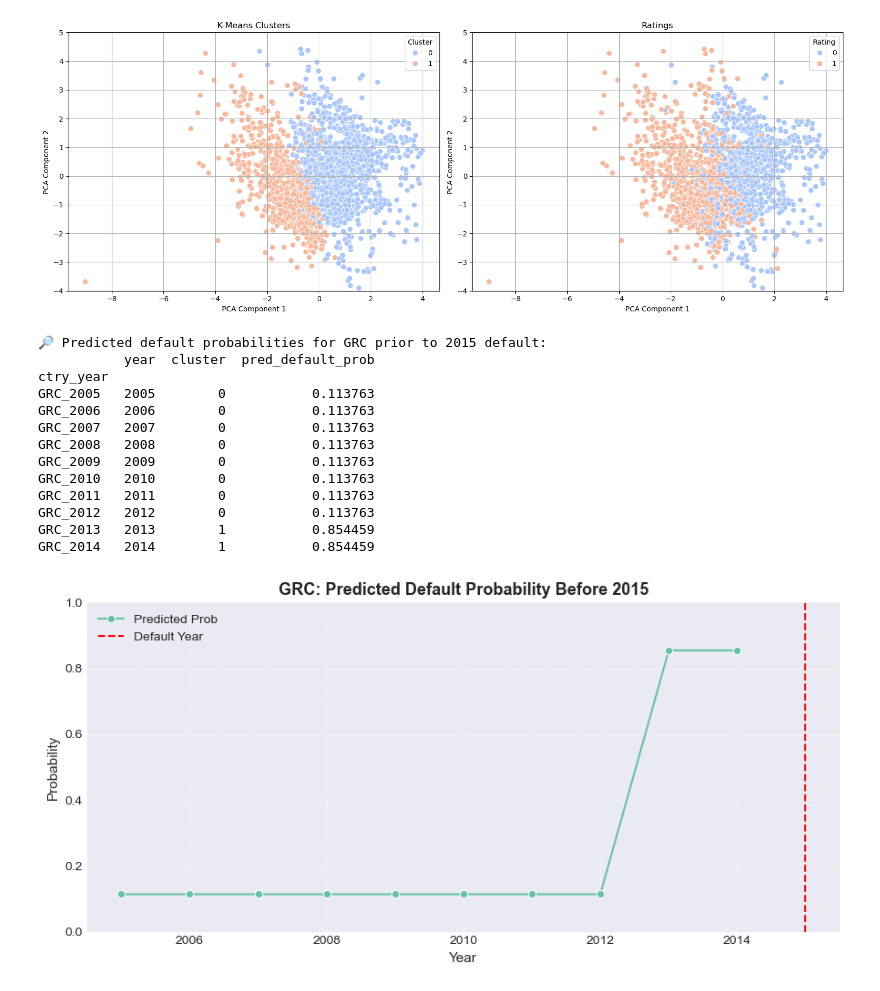
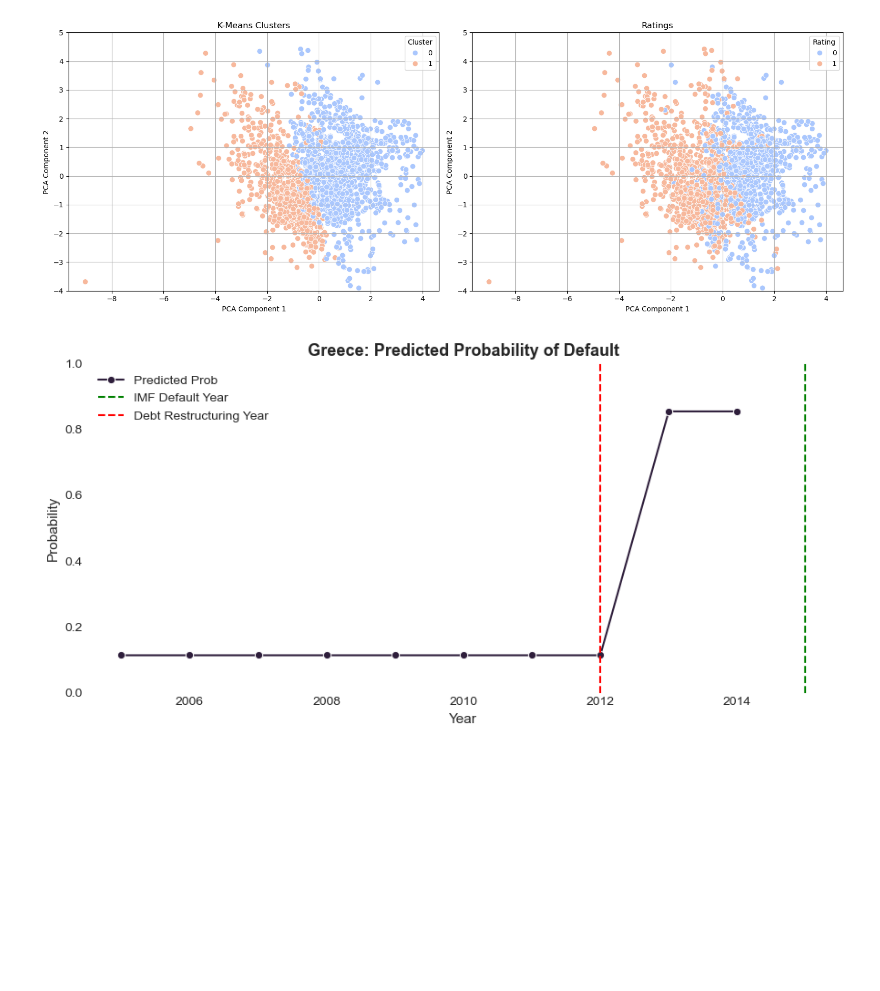
Before and after one commit to darrenawtl/darrenawtl.github.io, a Jupyter notebook: code/macroclusters/Macroclusters.ipynb, the cells around one changed output. Drawn from its saved outputs; the diff is of its cells as text; code cells hidden in the pictures; blank space fills up the shorter version.

```diff
--- a/code/macroclusters/Macroclusters.ipynb
+++ b/code/macroclusters/Macroclusters.ipynb
@@ -610,24 +553,32 @@ def check_pre_default_probs(
-# %%
-check_pre_default_probs(
-    df=df,
-    logit_model=logit_cluster,
-    X_train_features=X_train_clust.columns,
-    defaults_dict={'GRC': 2015},
-    palette='Set2',
-    style='seaborn-v0_8-darkgrid'
-)
-# %% [output]
-🔎 Predicted default probabilities for GRC prior to 2015 default:
-           year  cluster  pred_default_prob
-ctry_year
-GRC_2005   2005        0           0.113763
-GRC_2006   2006        0           0.113763
-GRC_2007   2007        0           0.113763
-GRC_2008   2008        0           0.113763
-GRC_2009   2009        0           0.113763
-GRC_2010   2010        0           0.113763
-GRC_2011   2011        0           0.113763
-GRC_2012   2012        0           0.113763
-GRC_2013   2013        1           0.854459
-GRC_2014   2014        1           0.854459
-[figure, removed]
+# %%
+# Apply style and palette
+sns.set_style("white")
+sns.set_palette("mako")
+
+
+subset = df[(df['country'] == 'GRC')& (df['year'] < 2015)].copy()
+
+
+# Create cluster dummies and align with training columns
+X_subset = pd.get_dummies(subset['cluster'], prefix='cluster', drop_first=True)
+X_subset = X_subset.reindex(columns=X_train_clust.columns, fill_value=0)
+
+# Predict probabilities
+subset['pred_default_prob'] = logit_cluster.predict_proba(X_subset)[:, 1]
+
+# Plot
+fig, ax = plt.subplots(figsize=(9, 4.5))
+sns.lineplot(data=subset, x='year', y='pred_default_prob', marker='o', ax=ax, label='Predicted Prob')
+ax.axvline(2015, color='green', linestyle='--', linewidth=1.5, label='IMF Default Year')
+ax.axvline(2012, color='red', linestyle='--', linewidth=1.5, label='Debt Restructuring Year')
+ax.set_title(f"Greece: Predicted Probability of Default", fontsize=13, weight='bold')
+ax.set_xlabel("Year", fontsize=11)
+ax.set_ylabel("Probability", fontsize=11)
+ax.set_ylim(0, 1)
+ax.legend()
+#ax.grid(True, linestyle='--', linewidth=0.6, alpha=0.7)
+plt.tight_layout()
+plt.savefig("defaultprob.png", dpi=300, bbox_inches='tight')
+plt.show()
+# %% [output]
+[figure, added]
```
Also changed, not shown: parts of 2 cells of this notebook.
